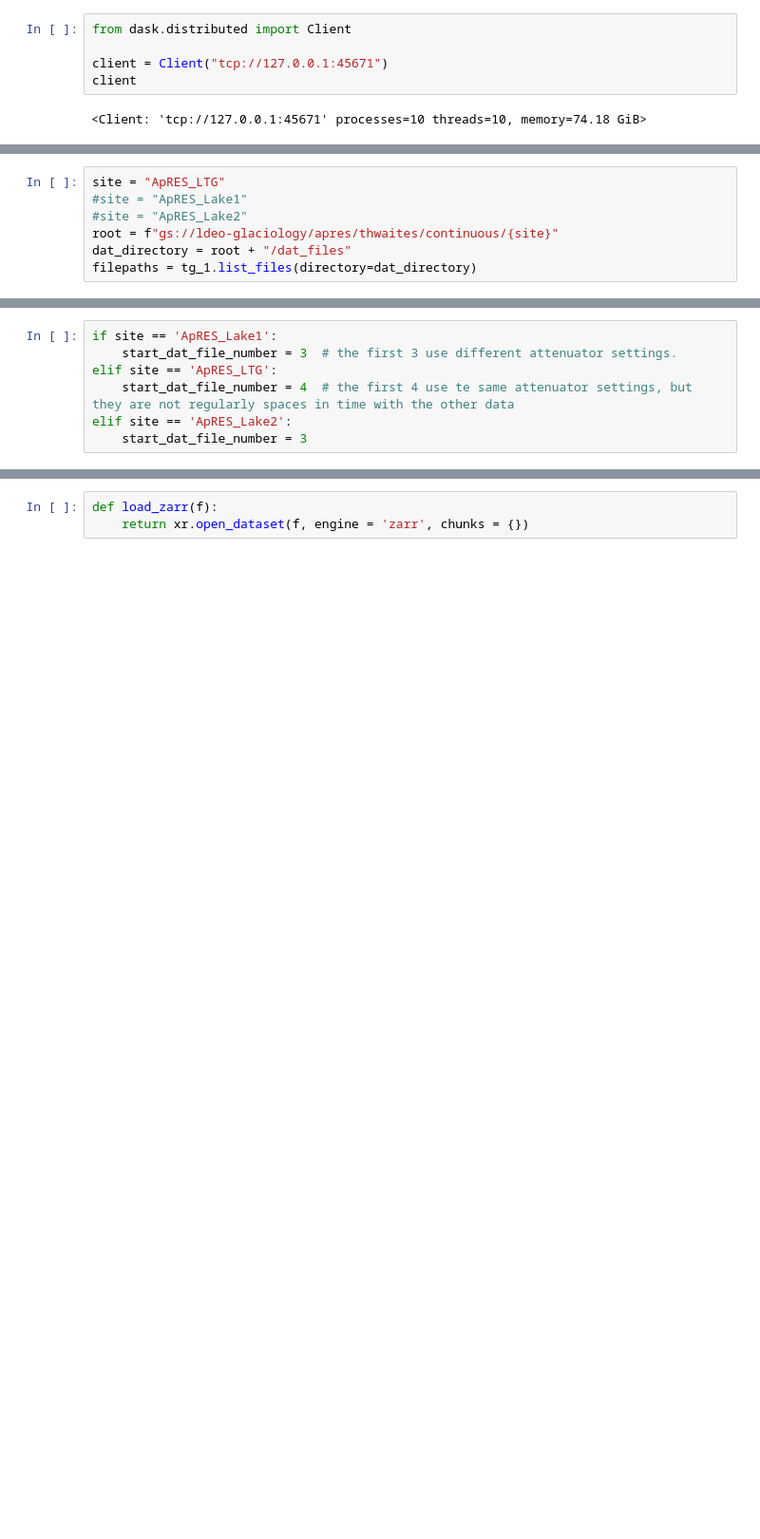
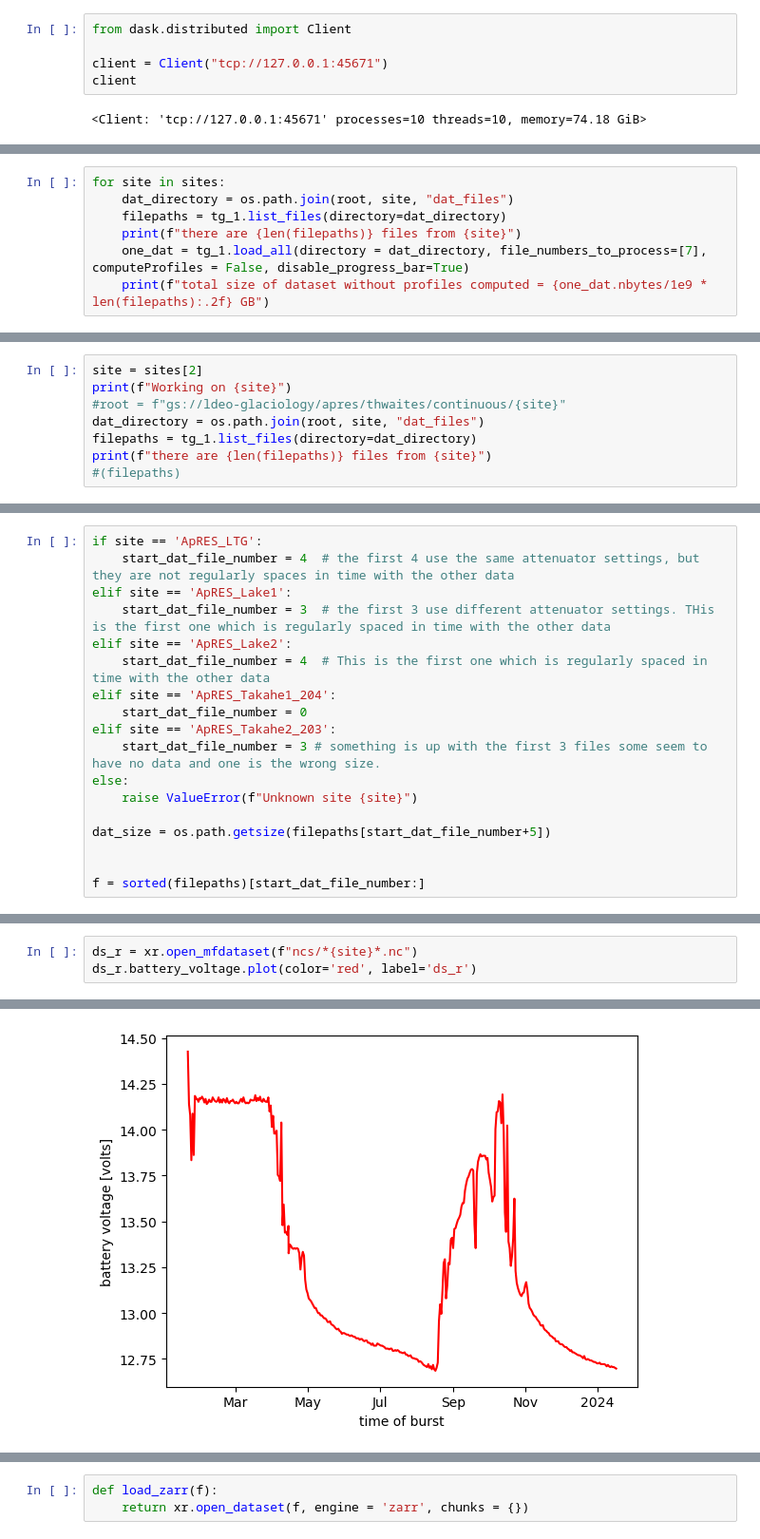
Before and after one commit to GHOST-thwaites/GHOST_ApRES_archiving, a Jupyter notebook: notebooks/unattended/dats_to_zarr_unattended.ipynb, the cells around one changed output, grey strips where cells are left out. Shown at 95% size. Cells and saved outputs as stored; diff of their text form; blank space fills up the shorter version.

Commit message:
get dat_to_NCs working properly
the dat_to_NCs notebook now works properly and creates netcdfs in the correct location in the archive directory from the unattended dat files

```diff
--- a/notebooks/unattended/dats_to_zarr_unattended.ipynb
+++ b/notebooks/unattended/dats_to_zarr_unattended.ipynb
@@ -59,0 +85,7 @@ tg_1 = xa.load.from_dats()
+# %%
+for site in sites:
+    dat_directory = os.path.join(root, site, "dat_files")
+    filepaths = tg_1.list_files(directory=dat_directory)
+    print(f"there are {len(filepaths)} files from {site}")
+    one_dat = tg_1.load_all(directory = dat_directory, file_numbers_to_process=[7], computeProfiles = False, disable_progress_bar=True)
+    print(f"total size of dataset without profiles computed = {one_dat.nbytes/1e9 * len(filepaths):.2f} GB")
@@ -60,7 +103,8 @@ tg_1 = xa.load.from_dats()
 # %%
-site = "ApRES_LTG"
-#site = "ApRES_Lake1"
-#site = "ApRES_Lake2"
-root = f"gs://ldeo-glaciology/apres/thwaites/continuous/{site}"
-dat_directory = root + "/dat_files"
+site = sites[2]
+print(f"Working on {site}")
+#root = f"gs://ldeo-glaciology/apres/thwaites/continuous/{site}"
+dat_directory = os.path.join(root, site, "dat_files")
 filepaths = tg_1.list_files(directory=dat_directory)
+print(f"there are {len(filepaths)} files from {site}")
+#(filepaths)
@@ -97,7 +157,18 @@ In another site some dat files are from much earlier (2002?)
 # %%
-if site == 'ApRES_Lake1':
-    start_dat_file_number = 3  # the first 3 use different attenuator settings.
-elif site == 'ApRES_LTG':
-    start_dat_file_number = 4  # the first 4 use te same attenuator settings, but they are not regularly spaces in time with the other data
+if site == 'ApRES_LTG':
+    start_dat_file_number = 4  # the first 4 use the same attenuator settings, but they are not regularly spaces in time with the other data
+elif site == 'ApRES_Lake1':
+    start_dat_file_number = 3  # the first 3 use different attenuator settings. THis is the first one which is regularly spaced in time with the other data
 elif site == 'ApRES_Lake2':
-    start_dat_file_number = 3
+    start_dat_file_number = 4  # This is the first one which is regularly spaced in time with the other data
+elif site == 'ApRES_Takahe1_204':
+    start_dat_file_number = 0
+elif site == 'ApRES_Takahe2_203':
+    start_dat_file_number = 3 # something is up with the first 3 files some seem to have no data and one is the wrong size.
+else:
+    raise ValueError(f"Unknown site {site}")
+
+dat_size = os.path.getsize(filepaths[start_dat_file_number+5])
+
+
+f = sorted(filepaths)[start_dat_file_number:]
@@ -103,0 +216,4 @@ elif site == 'ApRES_Lake2':
+# %%
+ds_r = xr.open_mfdataset(f"ncs/*{site}*.nc")
+ds_r.battery_voltage.plot(color='red', label='ds_r')
+# %% [output]
@@ -103,0 +221 @@ elif site == 'ApRES_Lake2':
+[figure, added]
```
Also changed, not shown: parts of 32 cells of this notebook, 2 other files.
